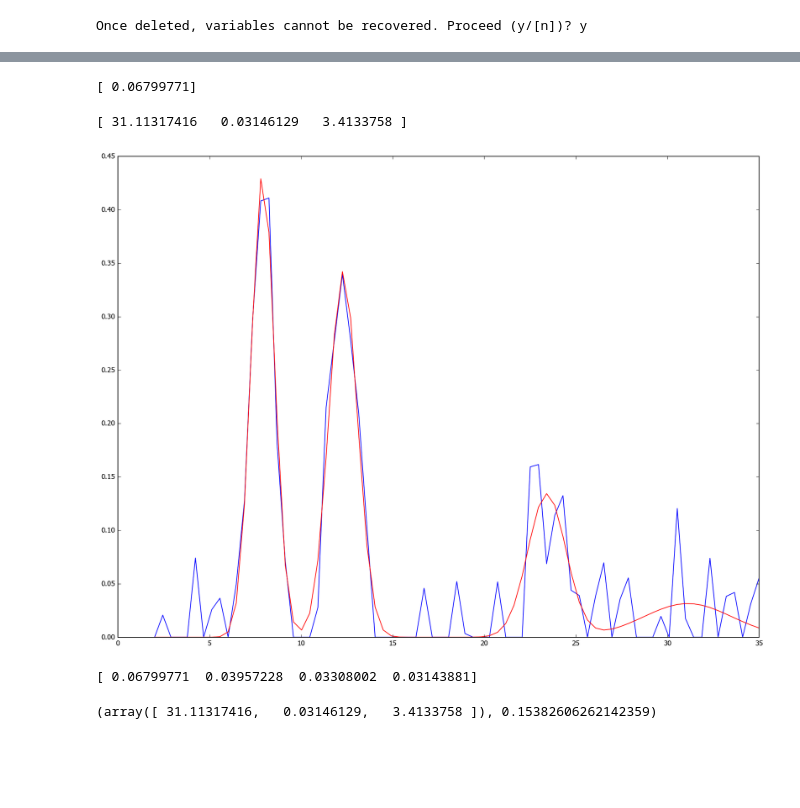
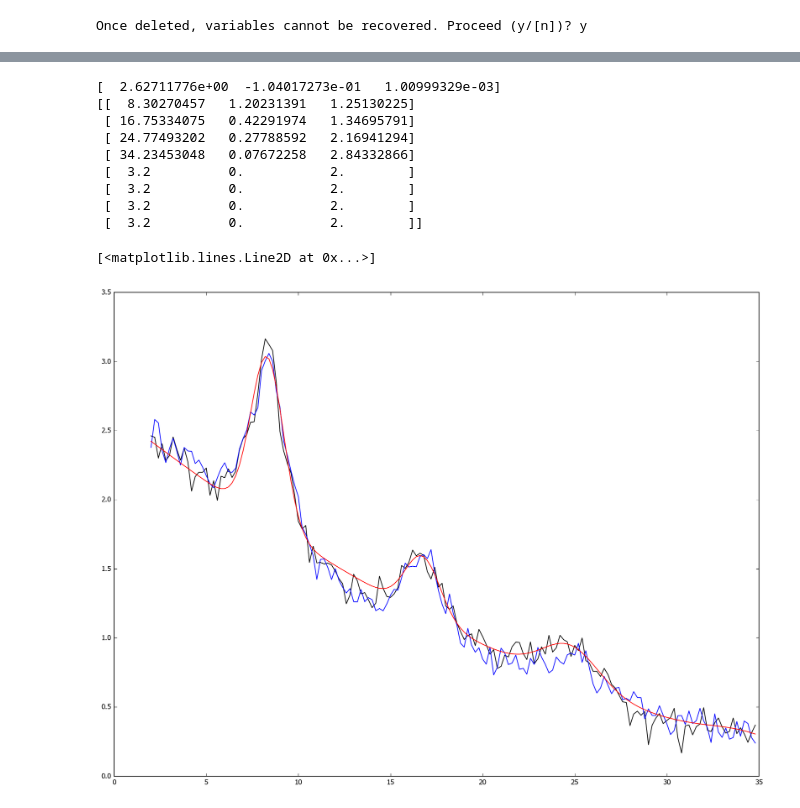
Before and after one commit to fooof-tools/fooof, a Jupyter notebook: Simulate Spectra.ipynb, the cells around one changed output, grey strips where cells are left out. Saved outputs shown, nothing was run; the diff lists cells and outputs as text; code cells hidden in the pictures; blank space fills up the shorter version.

```diff
--- a/Simulate Spectra.ipynb
+++ b/Simulate Spectra.ipynb
@@ -224,41 +114,0 @@ plt.show()
-# %%
-rms = np.ndarray(0)
-rms = np.append(rms, np.sqrt(mean_squared_error(test_data, fit+background_fit)))
-print(rms)
-# %% [output]
-[ 0.06799771]
-# %%
-max_index = np.argmax(p_flat_iteration)
-guess_freq = frequency_vector[max_index]
-
-window_around_max = 4 # in Hz
-window_around_max = np.floor(4/res)
-window_around_max = int(window_around_max[0])
-
-p_flat_zeros = p_flat_iteration
-p_flat_zeros[0:(max_index-window_around_max)] = 0
-p_flat_zeros[(max_index+window_around_max):,] = 0
-
-guess = [guess_freq, np.max(p_flat_zeros), 3]
-guess = np.array(guess)
-
-popt, pcov = curve_fit(func, frequency_vector, p_flat_iteration, p0=guess, maxfev=5000)
-print(popt)
-fit = np.vstack((fit, func(frequency_vector, *popt)))
-
-plt.plot(frequency_vector, p_flat_real)
-plt.plot(frequency_vector, np.sum(fit,0), 'r-')
-plt.show()
-
-p_flat_iteration = p_flat_real - np.sum(fit,0)
-
-rms = np.append(rms, np.sqrt(mean_squared_error(test_data, np.sum(fit,0)+background_fit)))
-print(rms)
-# %% [output]
-[ 31.11317416   0.03146129   3.4133758 ]
-[figure, removed]
-[ 0.06799771  0.03957228  0.03308002  0.03143881]
-# %%
-popt, np.var(p_flat_real)/np.mean(p_flat_real)
-# %% [output]
-(array([ 31.11317416,   0.03146129,   3.4133758 ]), 0.15382606262142359)
@@ -265,2 +198,24 @@ popt, np.var(p_flat_real)/np.mean(p_flat_real)
+# %%
+frequency_vector, psd_fit, psd_train, psd_test, background_params, oscillation_params, rms = \
+    fooof(xf, psd_array, cut_freqs, proportion_test, 8)
+
+print(background_params)
+print(oscillation_params)
+
+plt.plot(frequency_vector, psd_train, 'k')
+plt.plot(frequency_vector, psd_test, 'b')
+plt.plot(frequency_vector, psd_fit, 'r')
+# %% [output]
+[  2.62711776e+00  -1.04017273e-01   1.00999329e-03]
+[[  8.30270457   1.20231391   1.25130225]
+ [ 16.75334075   0.42291974   1.34695791]
+ [ 24.77493202   0.27788592   2.16941294]
+ [ 34.23453048   0.07672258   2.84332866]
+ [  3.2          0.           2.        ]
+ [  3.2          0.           2.        ]
+ [  3.2          0.           2.        ]
+ [  3.2          0.           2.        ]]
+[<matplotlib.lines.Line2D at 0x...>]
+[figure, added]
 # %%
 fu.std_to_bw(popt[2])
```
Also changed, not shown: parts of 16 cells of this notebook.
